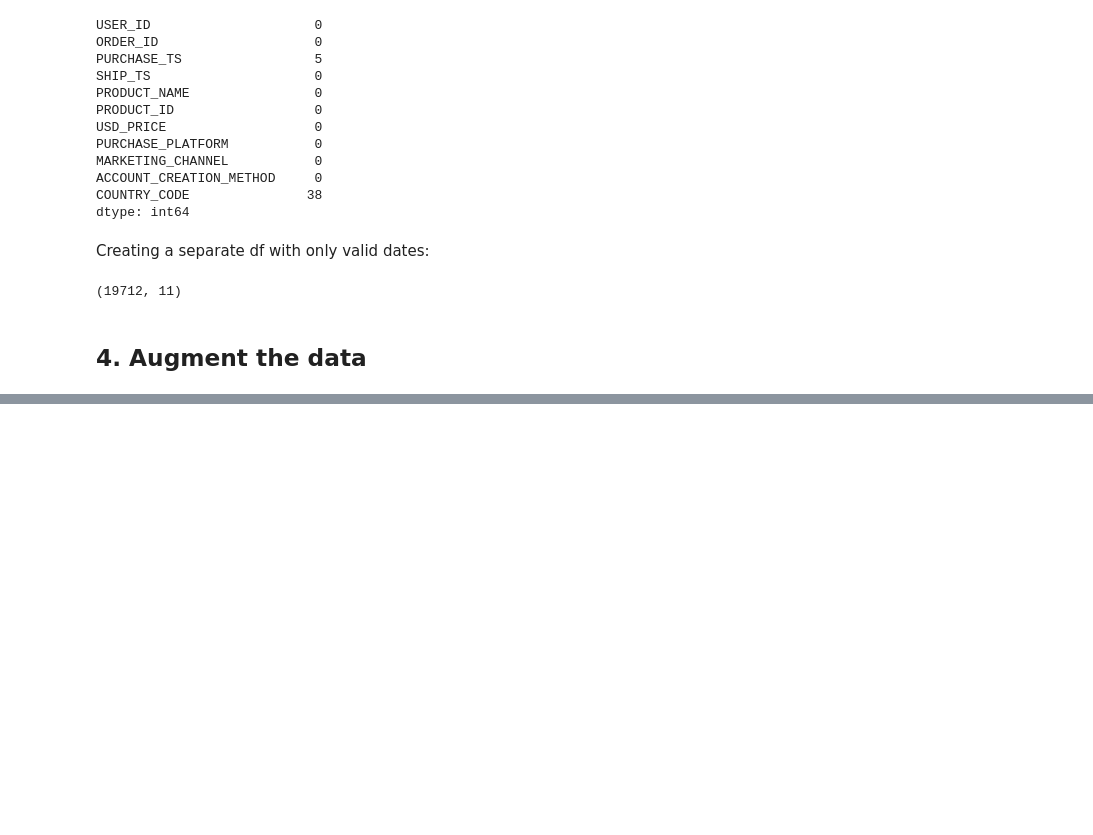
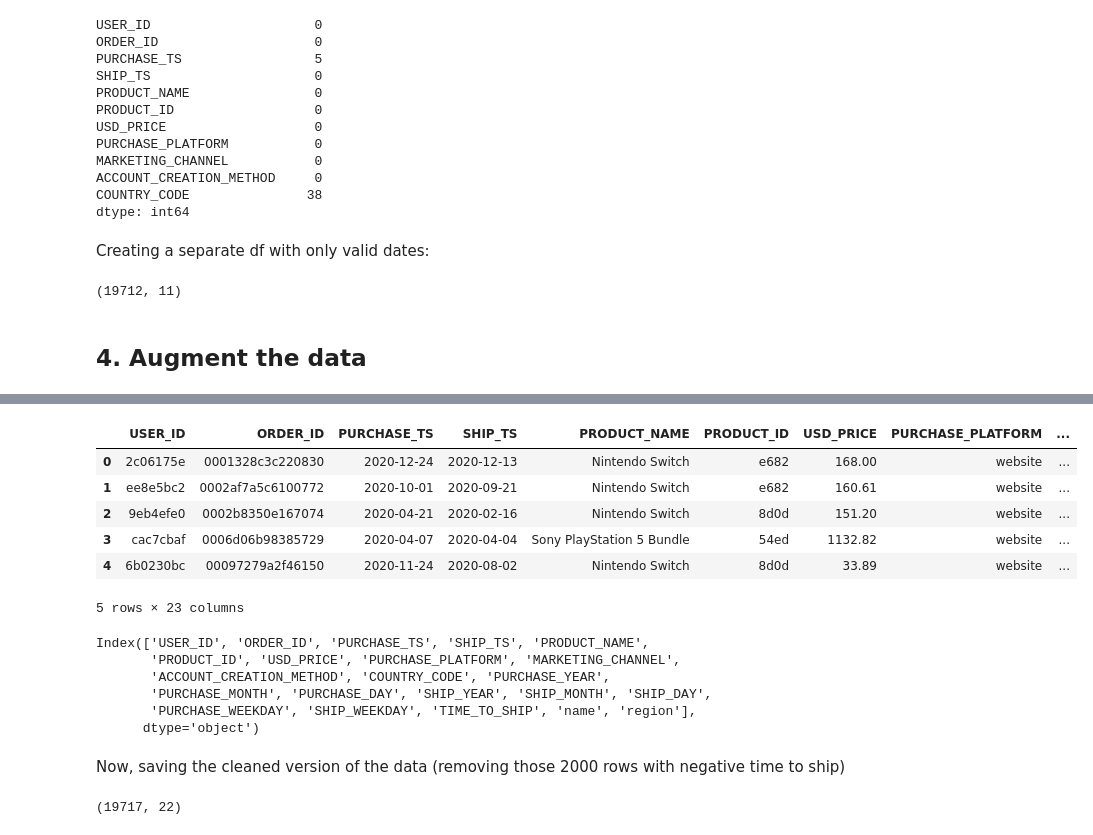
Before and after one commit to bdk-333/GameZone-Data-Analytics, a Jupyter notebook: notebooks/1_data_cleaning.ipynb, the cells around one changed output, grey strips where cells are left out. Drawn from its saved outputs; the diff is of its cells as text; code cells hidden in the pictures; blank space fills up the shorter version.

Commit message:
Complete data cleaning

```diff
--- a/notebooks/1_data_cleaning.ipynb
+++ b/notebooks/1_data_cleaning.ipynb
@@ -516,0 +567,14 @@ valid_df.shape
+# %%
+# merging regions table to our df
+df_regions = pd.read_csv('../data/regions.csv')
+# %%
+df = pd.merge(df, df_regions[['name', 'alpha-2', 'region']], how='left', left_on='COUNTRY_CODE', right_on='alpha-2')
+df.head()
+# %% [output]
+|  | USER_ID | ORDER_ID | PURCHASE_TS | SHIP_TS | PRODUCT_NAME | PRODUCT_ID | USD_PRICE | PURCHASE_PLATFORM | ... |
+| 0 | 2c06175e | 0001328c3c220830 | 2020-12-24 | 2020-12-13 | Nintendo Switch | e682 | 168.00 | website | ... |
+| 1 | ee8e5bc2 | 0002af7a5c6100772 | 2020-10-01 | 2020-09-21 | Nintendo Switch | e682 | 160.61 | website | ... |
+| 2 | 9eb4efe0 | 0002b8350e167074 | 2020-04-21 | 2020-02-16 | Nintendo Switch | 8d0d | 151.20 | website | ... |
+| 3 | cac7cbaf | 0006d06b98385729 | 2020-04-07 | 2020-04-04 | Sony PlayStation 5 Bundle | 54ed | 1132.82 | website | ... |
+| 4 | 6b0230bc | 00097279a2f46150 | 2020-11-24 | 2020-08-02 | Nintendo Switch | 8d0d | 33.89 | website | ... |
+5 rows × 23 columns
@@ -516,0 +583,11 @@ valid_df.shape
+# %%
+df.columns
+# %% [output]
+Index(['USER_ID', 'ORDER_ID', 'PURCHASE_TS', 'SHIP_TS', 'PRODUCT_NAME',
+       'PRODUCT_ID', 'USD_PRICE', 'PURCHASE_PLATFORM', 'MARKETING_CHANNEL',
+       'ACCOUNT_CREATION_METHOD', 'COUNTRY_CODE', 'PURCHASE_YEAR',
+       'PURCHASE_MONTH', 'PURCHASE_DAY', 'SHIP_YEAR', 'SHIP_MONTH', 'SHIP_DAY',
+       'PURCHASE_WEEKDAY', 'SHIP_WEEKDAY', 'TIME_TO_SHIP', 'name', 'region'],
+      dtype='object')
+# %% [markdown]
+Now, saving the cleaned version of the data (removing those 2000 rows with negative time to ship)
@@ -516,0 +596,4 @@ valid_df.shape
+# %%
+valid_df.shape
+# %% [output]
+(19717, 22)
```
Also changed, not shown: parts of 11 cells of this notebook, 2 other files.
